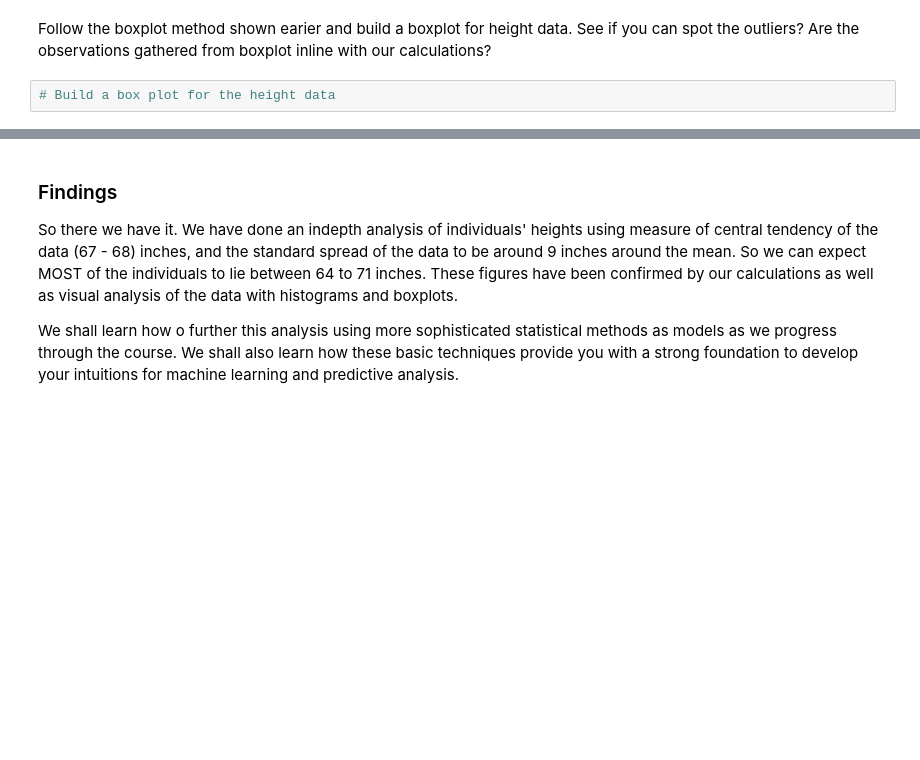
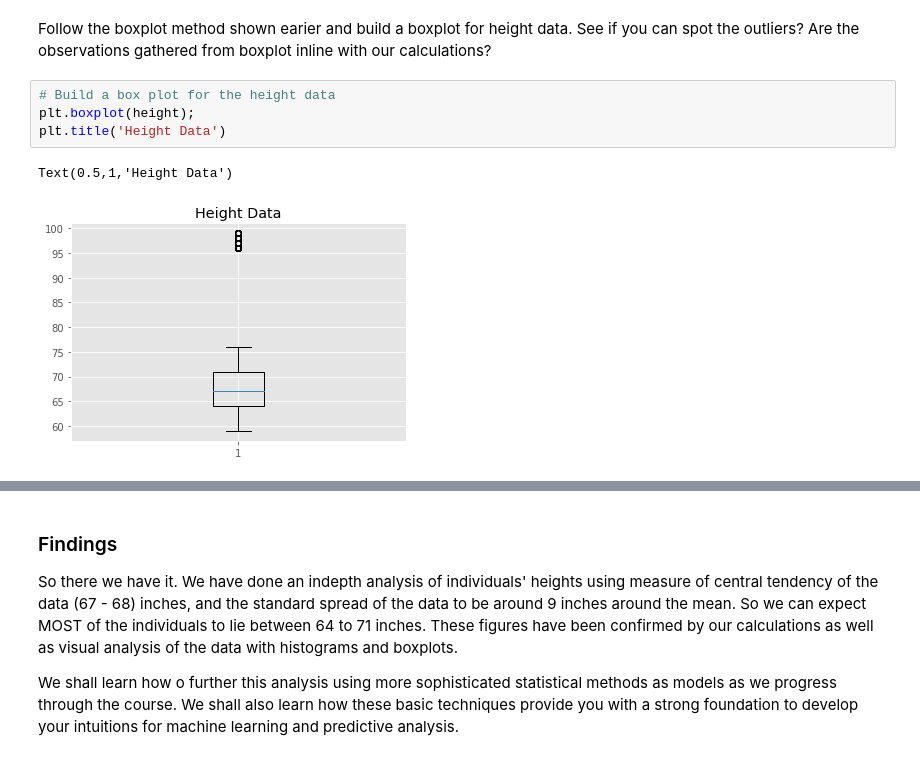
Before and after one commit to adpaz/dsc-1-02-17-implementing-statistics-with-functions-lab-online-ds-sp-000, a Jupyter notebook: index.ipynb, the cells around one changed output, grey strips where cells are left out. Drawn from its saved outputs; the diff is of its cells as text; blank space fills up the shorter version.

```diff
--- a/index.ipynb
+++ b/index.ipynb
@@ -302,3 +322,8 @@ We shall finally build a boxplot for height data and see if it agrees with our u
 Follow the boxplot method shown earier and build a boxplot for height data. See if you can spot the outliers? Are the observations gathered from boxplot inline with our calculations?
 # %%
 # Build a box plot for the height data
+plt.boxplot(height);
+plt.title('Height Data')
+# %% [output]
+Text(0.5,1,'Height Data')
+[figure, added]
```
Also changed, not shown: parts of 30 cells of this notebook.
